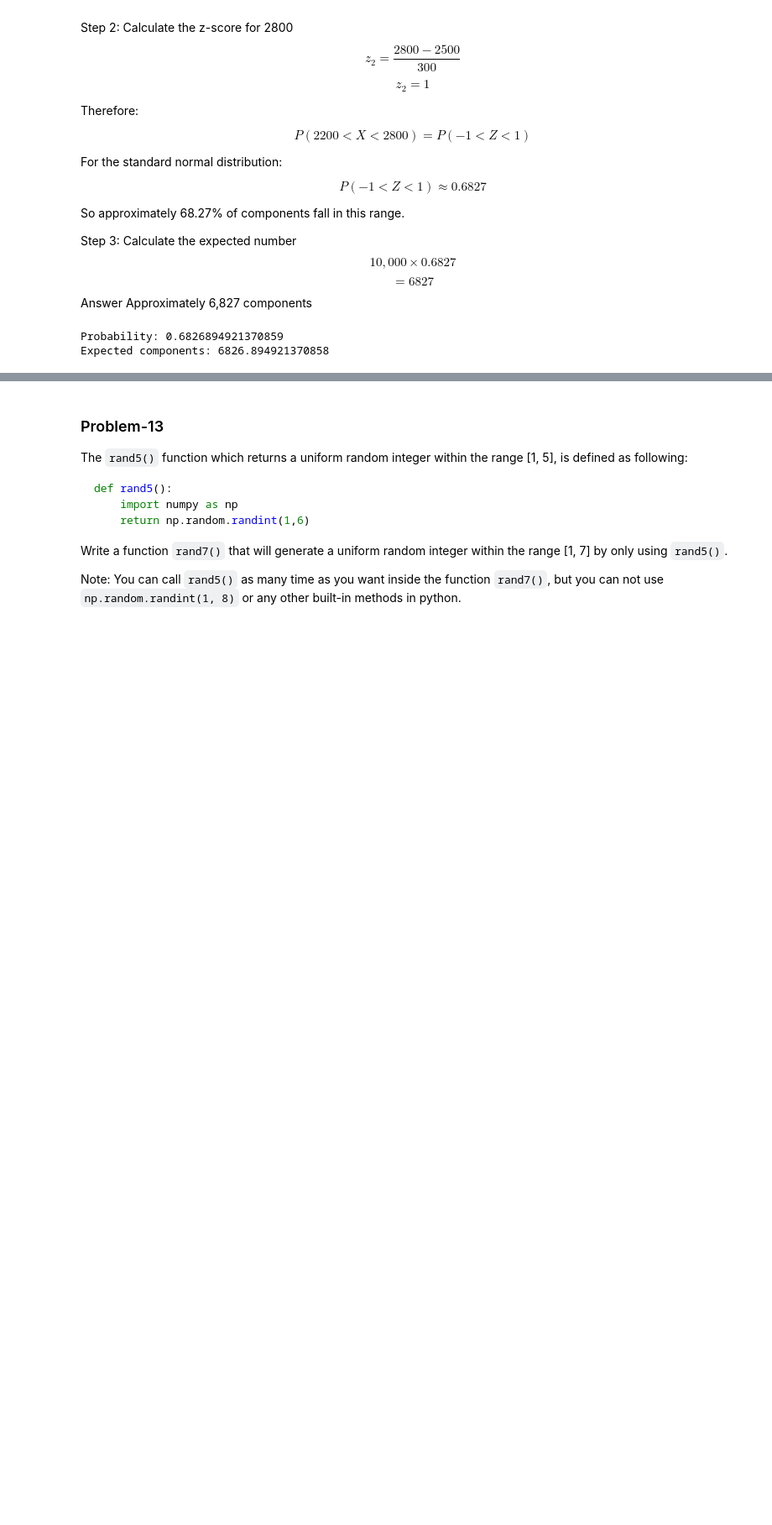
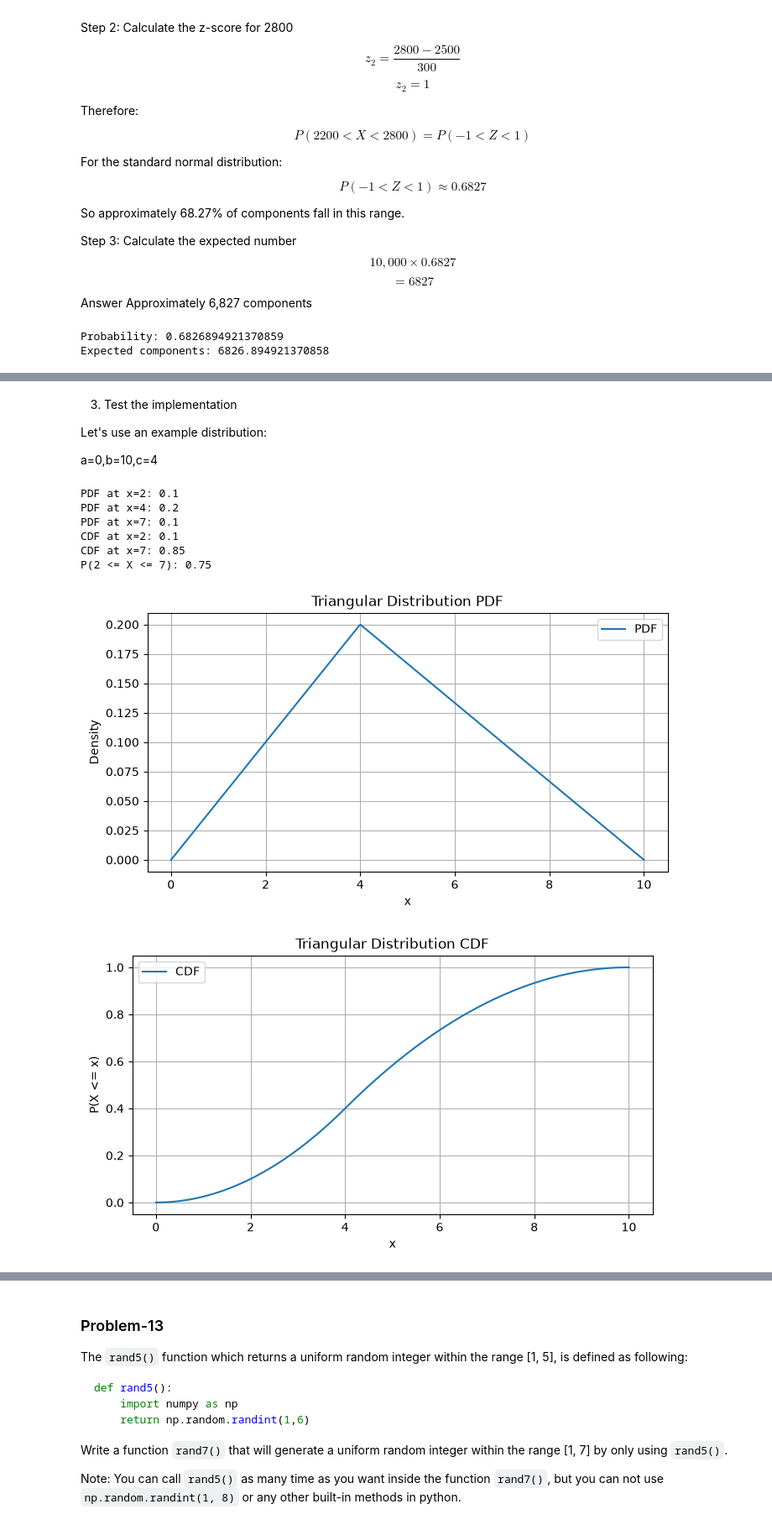
Before and after one commit to ranaai2026/LogicMojo-AI-ML-Aug26-Vinodrana, a Jupyter notebook: Assignment-05-Mathematics_Vinodrana.ipynb, the cells around one changed output, grey strips where cells are left out. Shown at 84% size. Drawn from its saved outputs; the diff is of its cells as text; code cells hidden in the pictures; blank space fills up the shorter version.

```diff
--- a/Assignment-05-Mathematics_Vinodrana.ipynb
+++ b/Assignment-05-Mathematics_Vinodrana.ipynb
@@ -981,0 +1186,29 @@ Test your implementation.
+# %% [markdown]
+3. Test the implementation
+
+Let's use an example distribution:
+
+a=0,b=10,c=4
+# %%
+dist = TriangularDistribution(min=0, max=10, mode=4)
+
+print("PDF at x=2:", dist.pdf(2))
+print("PDF at x=4:", dist.pdf(4))
+print("PDF at x=7:", dist.pdf(7))
+
+print("CDF at x=2:", dist.cdf(2))
+print("CDF at x=7:", dist.cdf(7))
+
+print("P(2 <= X <= 7):", dist.get_probability(2, 7))
+
+dist.plot_pdf()
+dist.plot_cdf()
+# %% [output]
+PDF at x=2: 0.1
+PDF at x=4: 0.2
+PDF at x=7: 0.1
+CDF at x=2: 0.1
+CDF at x=7: 0.85
+P(2 <= X <= 7): 0.75
+[figure, added]
+[figure, added]
```
Also changed, not shown: parts of 5 cells of this notebook.
